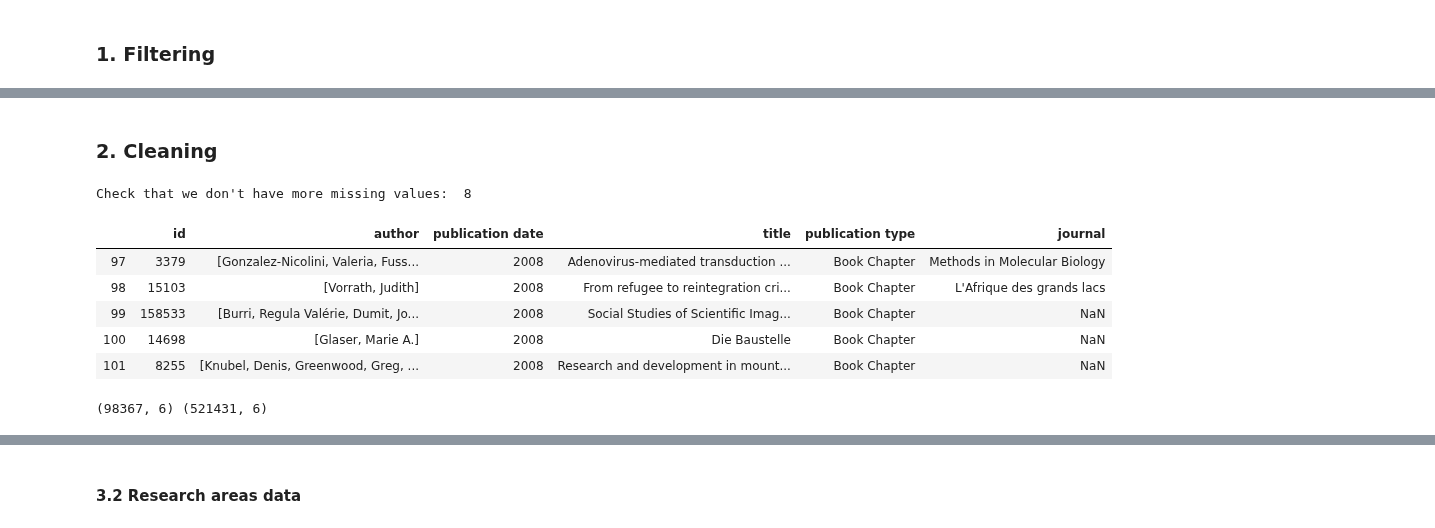
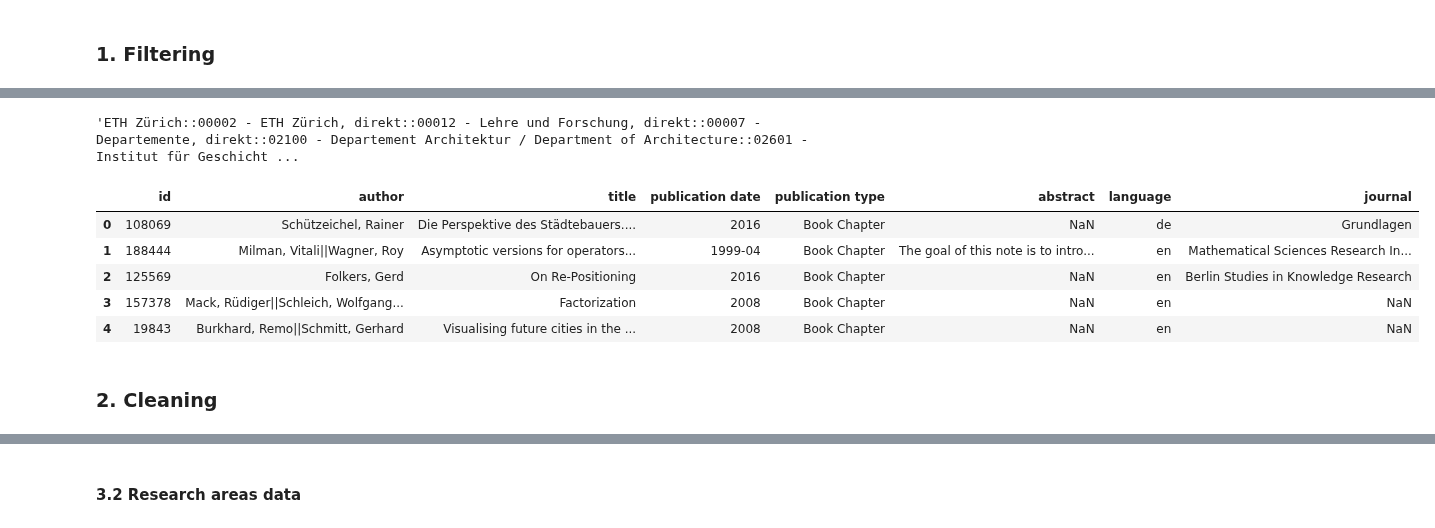
Before and after one commit to GiuliaLanzillotta/ETH_SEARCH, a Jupyter notebook: Data import.ipynb, the cells around one changed output, grey strips where cells are left out. Saved outputs shown, nothing was run; the diff lists cells and outputs as text; code cells hidden in the pictures.

```diff
--- a/Data import.ipynb
+++ b/Data import.ipynb
@@ -65,0 +15,16 @@ rcp_ff.head()
+# %%
+# read all data files, stratified by publication type
+
+zip_file = ZipFile('RC export 2020-10-12.zip')
+files = {text_file.filename: pd.read_csv(zip_file.open(text_file.filename))
+       for text_file in zip_file.infolist()
+       if text_file.filename.endswith('.csv')}
+
+ed = files["educational-2020-10-12.csv"]
+books = files["books-2020-10-12.csv"]
+conf = files["conference-2020-10-12.csv"]
+journ = files["journal-2020-10-12.csv"]
+oth = files["other-2020-10-12.csv"]
+pap = files["papers-2020-10-12.csv"]
+pat = files["patents-2020-10-12.csv"]
+pres = files["presentations-2020-10-12.csv"]
@@ -66,2 +69,23 @@ rcp_ff.head()
+# %%
+research_data_df["ethz.leitzahl.certified"][0]
+# %% [output]
+'ETH Zürich::00002 - ETH Zürich, direkt::00012 - Lehre und Forschung, direkt::00007 - Departemente, direkt::02100 - Departement Architektur / Department of Architecture::02601 - Institut für Geschicht ...
+# %%
+# let's remove all irrelevant columns
+
+rd_f = research_data_df[["id","dc.contributor.author","dc.title","dc.date.issued","dc.type","dc.description.abstract",
+                 "dc.language.iso", "ethz.journal.title"]]
+rd_f = rd_f.rename({"dc.contributor.author": "author", "dc.date.issued": "publication date",
+                       "dc.title": "title", "dc.type": "publication type", "dc.description.abstract": "abstract",
+                       "dc.language.iso": "language", "ethz.journal.title": "journal"},
+              axis = 1)
+rd_f.head()
+# %% [output]
+|  | id | author | title | publication date | publication type | abstract | language | journal |
+| 0 | 108069 | Schützeichel, Rainer | Die Perspektive des Städtebauers.... | 2016 | Book Chapter | NaN | de | Grundlagen |
+| 1 | 188444 | Milman, Vitali||Wagner, Roy | Asymptotic versions for operators... | 1999-04 | Book Chapter | The goal of this note is to intro... | en | Mathematical Sciences Research In... |
+| 2 | 125569 | Folkers, Gerd | On Re-Positioning | 2016 | Book Chapter | NaN | en | Berlin Studies in Knowledge Research |
+| 3 | 157378 | Mack, Rüdiger||Schleich, Wolfgang... | Factorization | 2008 | Book Chapter | NaN | en | NaN |
+| 4 | 19843 | Burkhard, Remo||Schmitt, Gerhard | Visualising future cities in the ... | 2008 | Book Chapter | NaN | en | NaN |
 # %% [markdown]
 ### 2. Cleaning
@@ -77,18 +91,0 @@ def separate_names(names):
-# %%
-author_array = rcp_ff["author"].apply(separate_names)
-rcp_ff["author"] = author_array
-print("Check that we don't have more missing values: ", author_array.shape[0] - np.count_nonzero(author_array))
-rcp_ff.head()
-# %% [output]
-Check that we don't have more missing values:  8
-|  | id | author | publication date | title | publication type | journal |
-| 97 | 3379 | [Gonzalez-Nicolini, Valeria, Fuss... | 2008 | Adenovirus-mediated transduction ... | Book Chapter | Methods in Molecular Biology |
-| 98 | 15103 | [Vorrath, Judith] | 2008 | From refugee to reintegration cri... | Book Chapter | L'Afrique des grands lacs |
-| 99 | 158533 | [Burri, Regula Valérie, Dumit, Jo... | 2008 | Social Studies of Scientific Imag... | Book Chapter | NaN |
-| 100 | 14698 | [Glaser, Marie A.] | 2008 | Die Baustelle | Book Chapter | NaN |
-| 101 | 8255 | [Knubel, Denis, Greenwood, Greg, ... | 2008 | Research and development in mount... | Book Chapter | NaN |
-# %%
-rcp_ff_e = rcp_ff.explode("author")
-print(rcp_ff.shape, rcp_ff_e.shape)
-# %% [output]
-(98367, 6) (521431, 6)
```
Also changed, not shown: parts of 107 cells of this notebook, 3 other files.
